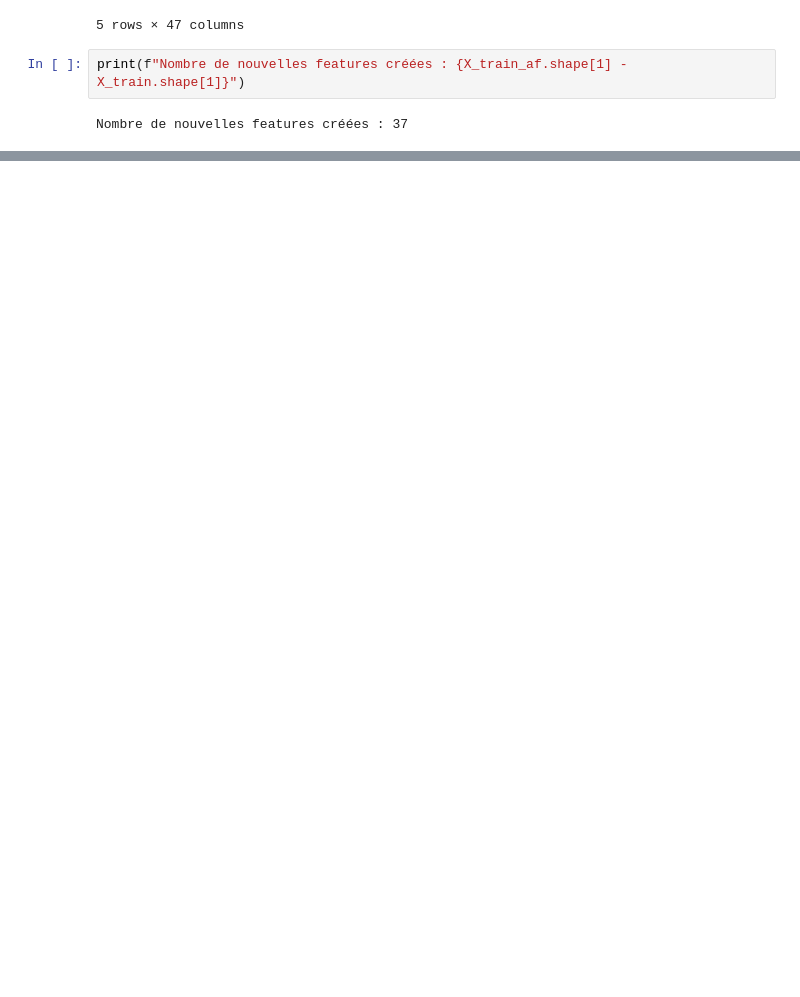
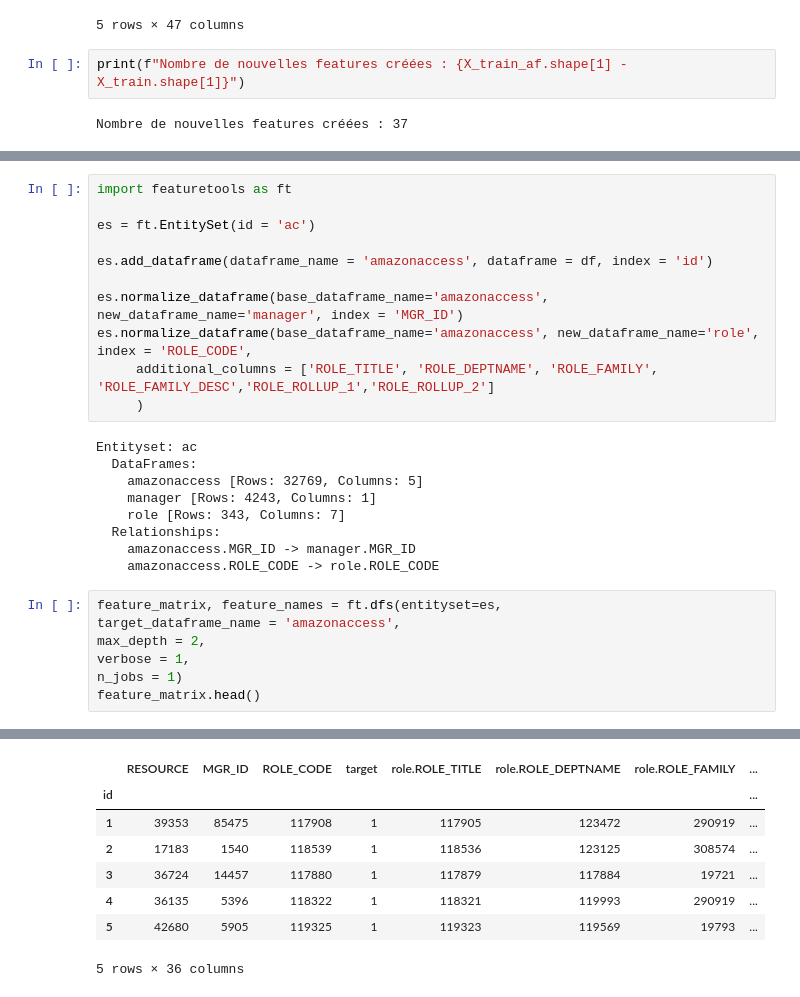
Before and after one commit to kiswayODG/AutoFE, a Jupyter notebook: notebooks/Amazon_employee_access.ipynb, the cells around one changed output, grey strips where cells are left out. Drawn from its saved outputs; the diff is of its cells as text; blank space fills up the shorter version.

```diff
--- a/notebooks/Amazon_employee_access.ipynb
+++ b/notebooks/Amazon_employee_access.ipynb
@@ -118,0 +134,28 @@ Random Forest Confusion Matrix with AutoFeat:
+# %%
+import featuretools as ft
+
+es = ft.EntitySet(id = 'ac')
+
+es.add_dataframe(dataframe_name = 'amazonaccess', dataframe = df, index = 'id')
+
+es.normalize_dataframe(base_dataframe_name='amazonaccess', new_dataframe_name='manager', index = 'MGR_ID')
+es.normalize_dataframe(base_dataframe_name='amazonaccess', new_dataframe_name='role', index = 'ROLE_CODE',
+     additional_columns = ['ROLE_TITLE', 'ROLE_DEPTNAME', 'ROLE_FAMILY', 'ROLE_FAMILY_DESC','ROLE_ROLLUP_1','ROLE_ROLLUP_2']
+     )
+# %% [output]
+Entityset: ac
+  DataFrames:
+    amazonaccess [Rows: 32769, Columns: 5]
+    manager [Rows: 4243, Columns: 1]
+    role [Rows: 343, Columns: 7]
+  Relationships:
+    amazonaccess.MGR_ID -> manager.MGR_ID
+    amazonaccess.ROLE_CODE -> role.ROLE_CODE
+# %%
+feature_matrix, feature_names = ft.dfs(entityset=es,
+target_dataframe_name = 'amazonaccess',
+max_depth = 2,
+verbose = 1,
+n_jobs = 1)
+feature_matrix.head()
+# %% [output]
@@ -118,0 +165,8 @@ Random Forest Confusion Matrix with AutoFeat:
+|  | RESOURCE | MGR_ID | ROLE_CODE | target | role.ROLE_TITLE | role.ROLE_DEPTNAME | role.ROLE_FAMILY | ... |
+| id |  |  |  |  |  |  |  | ... |
+| 1 | 39353 | 85475 | 117908 | 1 | 117905 | 123472 | 290919 | ... |
+| 2 | 17183 | 1540 | 118539 | 1 | 118536 | 123125 | 308574 | ... |
+| 3 | 36724 | 14457 | 117880 | 1 | 117879 | 117884 | 19721 | ... |
+| 4 | 36135 | 5396 | 118322 | 1 | 118321 | 119993 | 290919 | ... |
+| 5 | 42680 | 5905 | 119325 | 1 | 119323 | 119569 | 19793 | ... |
+5 rows × 36 columns
```
Also changed, not shown: parts of 7 cells of this notebook, 6 other files.
